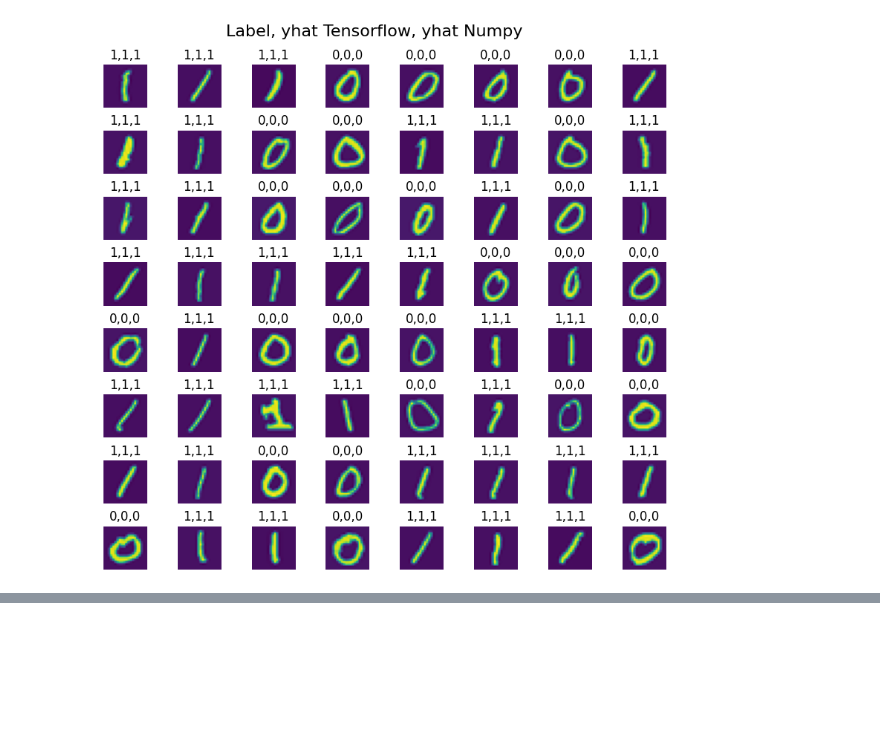
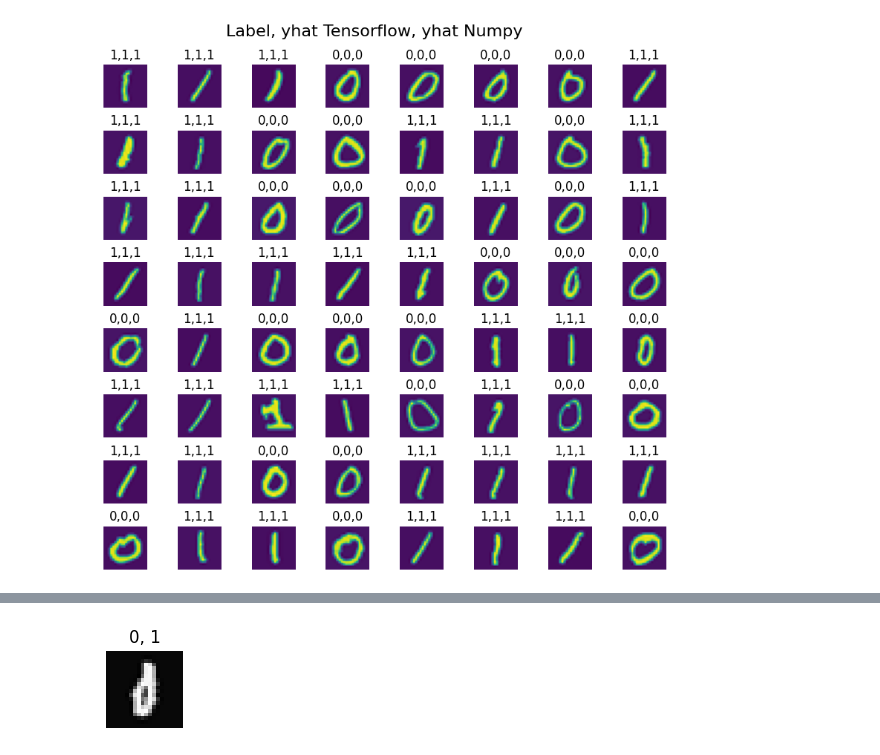
Before and after one commit to rajsahu2004/Neural-Networks, a Jupyter notebook: assignment1.ipynb, the cells around one changed output, grey strips where cells are left out. Drawn from its saved outputs; the diff is of its cells as text; code cells hidden in the pictures; blank space fills up the shorter version.

```diff
--- a/assignment1.ipynb
+++ b/assignment1.ipynb
@@ -264,0 +270,10 @@ plt.show()
+# %%
+def mySequentialV(X, W1, b1, W2, b2, W3, b3):
+    A1 = myDenseV(X,  W1, b1, g)
+    A2 = myDenseV(A1, W2, b2, g)
+    A3 = myDenseV(A2, W3, b3, g)
+    return(A3)
+# %%
+W1_tmp,b1_tmp = layer1.get_weights()
+W2_tmp,b2_tmp = layer2.get_weights()
+W3_tmp,b3_tmp = layer3.get_weights()
@@ -264,0 +312,11 @@ plt.show()
+# %%
+fig = plt.figure(figsize=(1, 1))
+errors = np.where(y != Yhat)
+random_index = errors[0][0]
+X_random_reshaped = x[random_index].reshape((20, 20)).T
+plt.imshow(X_random_reshaped, cmap='gray')
+plt.title(f"{y[random_index,0]}, {Yhat[random_index, 0]}")
+plt.axis('off')
+plt.show()
+# %% [output]
+[figure, added]
```
Also changed, not shown: parts of 4 cells of this notebook.
